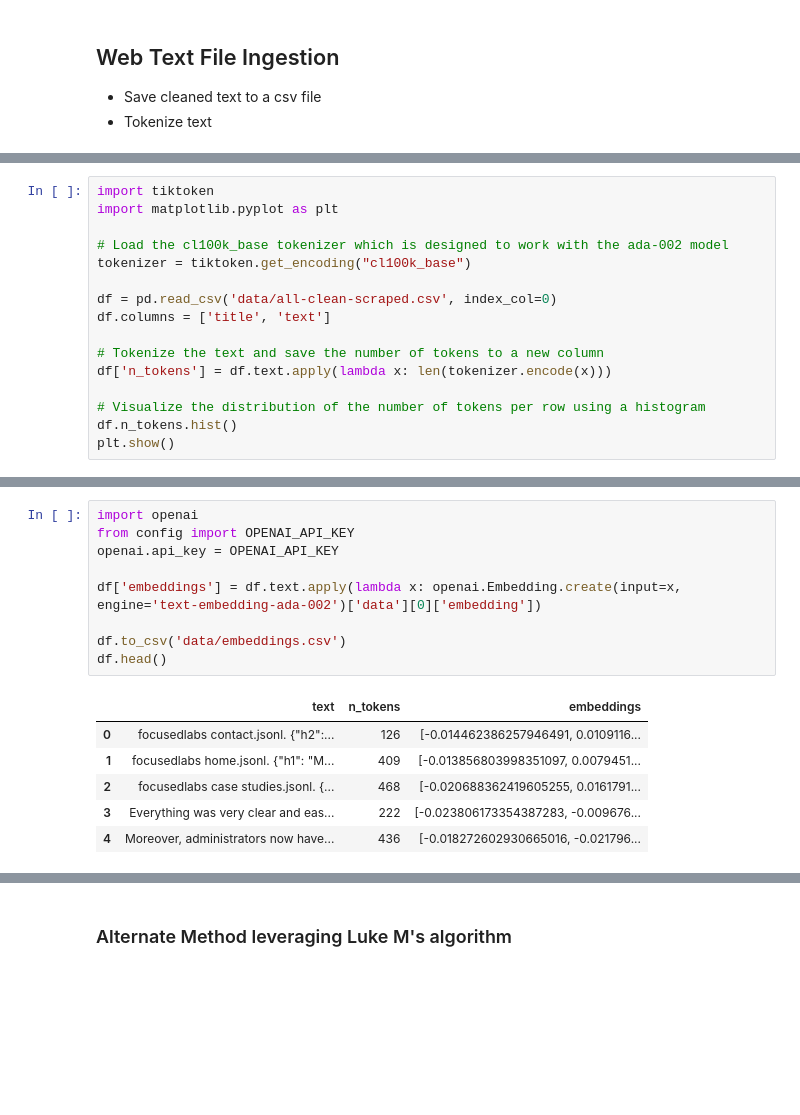
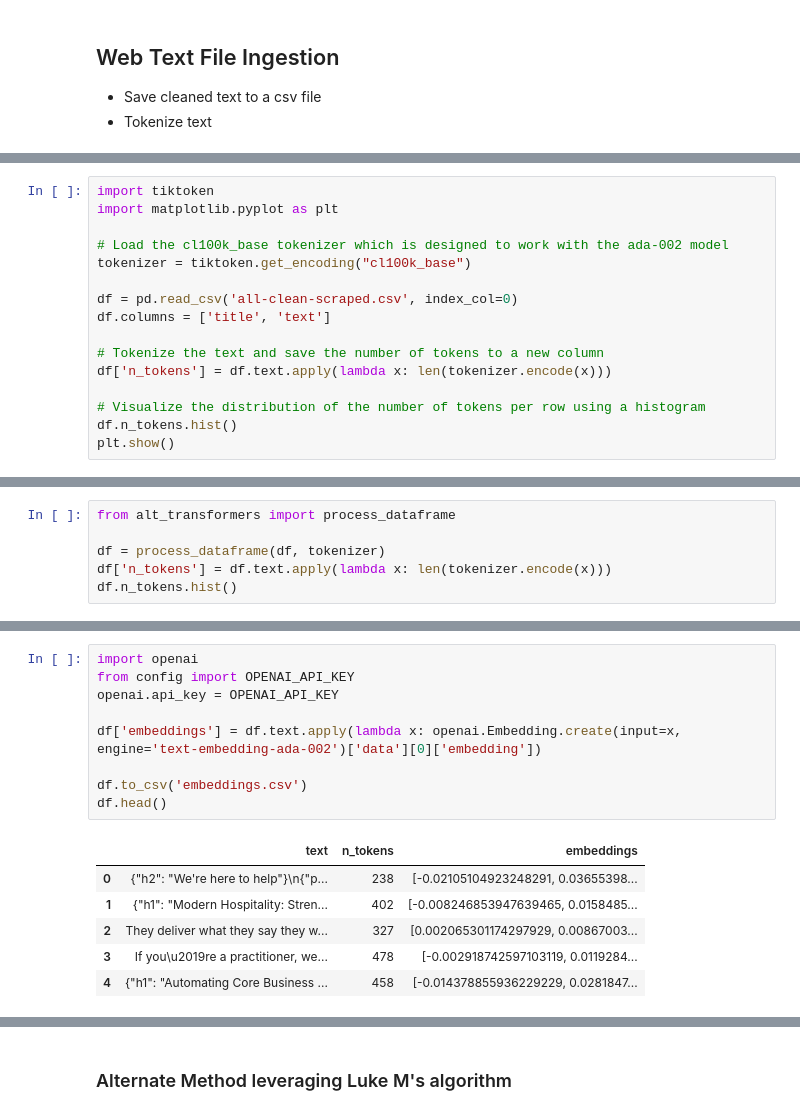
Before and after one commit to focused-labs/ai-knowledge-base-demo, a Jupyter notebook: web-scrape/web-scrape.ipynb, the cells around one changed output, grey strips where cells are left out. Saved outputs shown, nothing was run; the diff lists cells and outputs as text; blank space fills up the shorter version.

```diff
--- a/web-scrape/web-scrape.ipynb
+++ b/web-scrape/web-scrape.ipynb
@@ -224,7 +600,7 @@ import matplotlib.pyplot as plt
 # Load the cl100k_base tokenizer which is designed to work with the ada-002 model
 tokenizer = tiktoken.get_encoding("cl100k_base")
 
-df = pd.read_csv('data/all-clean-scraped.csv', index_col=0)
+df = pd.read_csv('all-clean-scraped.csv', index_col=0)
 df.columns = ['title', 'text']
 
 # Tokenize the text and save the number of tokens to a new column
@@ -299,0 +614,6 @@ df.n_tokens.hist()
+# %%
+from alt_transformers import process_dataframe
+
+df = process_dataframe(df, tokenizer)
+df['n_tokens'] = df.text.apply(lambda x: len(tokenizer.encode(x)))
+df.n_tokens.hist()
@@ -300,16 +623,16 @@ df.n_tokens.hist()
 # %%
 import openai
 from config import OPENAI_API_KEY
 openai.api_key = OPENAI_API_KEY
 
 df['embeddings'] = df.text.apply(lambda x: openai.Embedding.create(input=x, engine='text-embedding-ada-002')['data'][0]['embedding'])
 
-df.to_csv('data/embeddings.csv')
+df.to_csv('embeddings.csv')
 df.head()
 # %% [output]
 |  | text | n_tokens | embeddings |
-| 0 | focusedlabs contact.jsonl. {"h2":... | 126 | [-0.014462386257946491, 0.0109116... |
-| 1 | focusedlabs home.jsonl. {"h1": "M... | 409 | [-0.013856803998351097, 0.0079451... |
-| 2 | focusedlabs case studies.jsonl. {... | 468 | [-0.020688362419605255, 0.0161791... |
-| 3 | Everything was very clear and eas... | 222 | [-0.023806173354387283, -0.009676... |
-| 4 | Moreover, administrators now have... | 436 | [-0.018272602930665016, -0.021796... |
+| 0 | {"h2": "We're here to help"}\n{"p... | 238 | [-0.02105104923248291, 0.03655398... |
+| 1 | {"h1": "Modern Hospitality: Stren... | 402 | [-0.008246853947639465, 0.0158485... |
+| 2 | They deliver what they say they w... | 327 | [0.002065301174297929, 0.00867003... |
+| 3 | If you\u2019re a practitioner, we... | 478 | [-0.002918742597103119, 0.0119284... |
+| 4 | {"h1": "Automating Core Business ... | 458 | [-0.014378855936229229, 0.0281847... |
```
Also changed, not shown: parts of 43 cells of this notebook, 10 other files.
